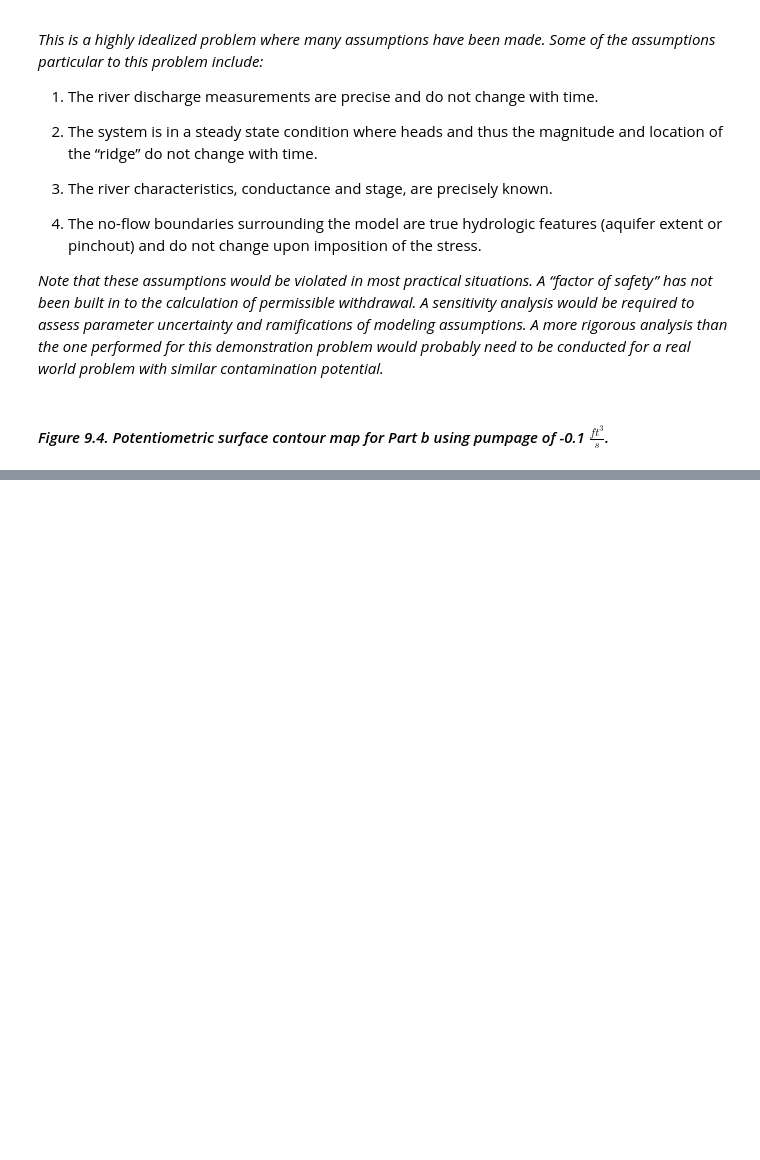
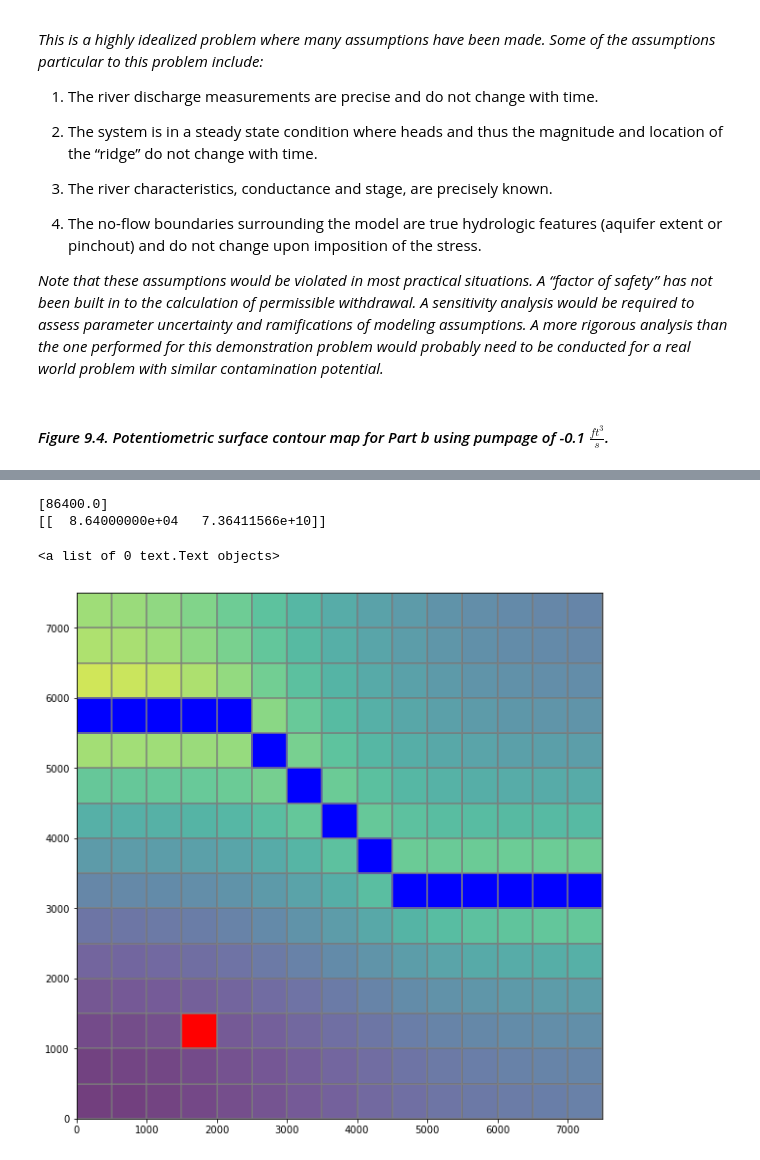
Before and after one commit to jordw22/modflow_epa, a Jupyter notebook: Notebooks/Problem 9 (Part b) - Calibration and Prediction.ipynb, the cells around one changed output, grey strips where cells are left out. Saved outputs shown, nothing was run; the diff lists cells and outputs as text; code cells hidden in the pictures; blank space fills up the shorter version.

```diff
--- a/Notebooks/Problem 9 (Part b) - Calibration and Prediction.ipynb
+++ b/Notebooks/Problem 9 (Part b) - Calibration and Prediction.ipynb
@@ -382,0 +664,34 @@ _Note that these assumptions would be violated in most practical situations. A
+# %%
+import flopy.utils.binaryfile as bf
+
+# Create the headfile object
+fname = os.path.join(model_ws, 'p9_pb.hds') #"os.path.join" joins together the model_ws and the .hds file and stores it in fname
+headobj = bf.HeadFile(fname) #create headobj and put values from fname (aka 'p1_pa.hds') inside it
+times = headobj.get_times() #assign the headobj values to the variable "times"
+print(times) #prints the time at each stress period
+
+#print hydraulic head (Table 14.2)
+ts = headobj.get_ts([[0, 12, 3]])
+print(ts)
+# %% [output]
+[86400.0]
+[[  8.64000000e+04   7.36411566e+10]]
+# %%
+#shows the drawdown at each well
+fname = os.path.join(modelname, 'p9_pb.cbc')
+head = 0-headobj.get_data(totim=times[-1])
+levels = np.arange(0, 5, .1)
+
+fig = plt.figure(figsize=(10, 10))
+ax = fig.add_subplot(1, 1, 1, aspect='equal')
+modelmap = flopy.plot.ModelMap(model=mf)
+quadmesh = modelmap.plot_ibound()
+quadmesh = modelmap.plot_array(head, masked_values=[999.], alpha=0.5)
+modelmap.plot_bc("WEL")
+modelmap.plot_bc("RIV", color='b')
+linecollection = modelmap.plot_grid()
+contour_set = modelmap.contour_array(head, masked_values=[-999.], levels=levels)
+plt.clabel(contour_set, inline=1, fontsize=14)
+# %% [output]
+<a list of 0 text.Text objects>
+[figure, added]
```
Also changed, not shown: parts of 20 cells of this notebook, 1 other file.
